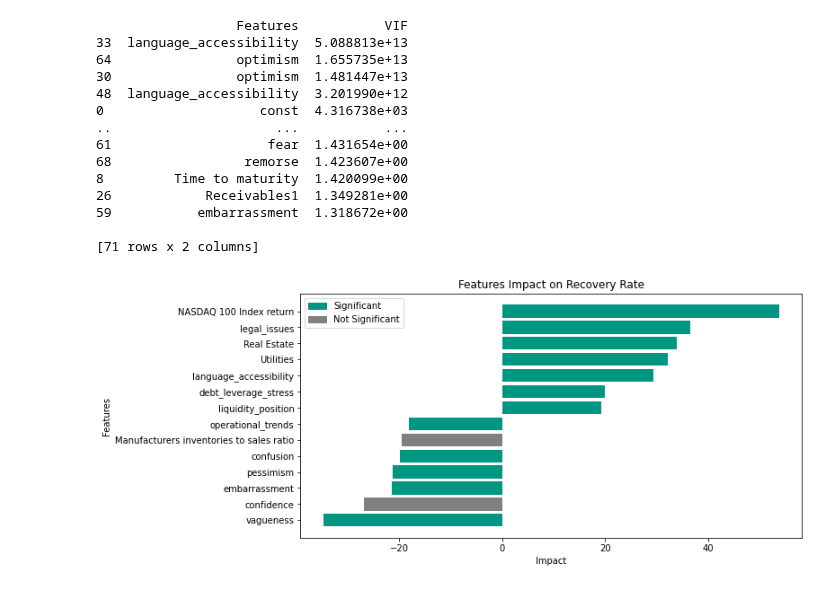
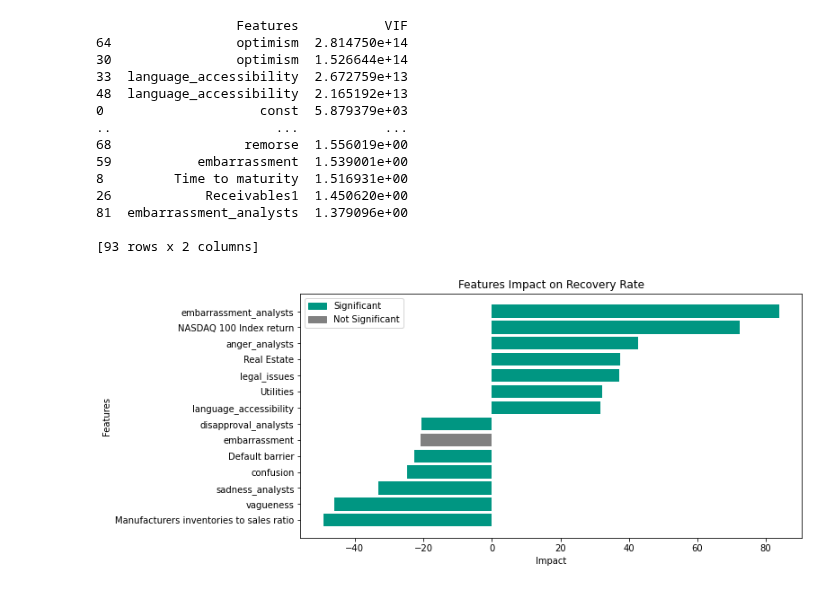
Before and after one commit to constantin1101/LLM_CreditorRRPrediction, a Jupyter notebook: combined.ipynb, the cells around one changed output. Saved outputs shown, nothing was run; the diff lists cells and outputs as text; code cells hidden in the pictures.

Commit message:
Update graph

```diff
--- a/combined.ipynb
+++ b/combined.ipynb
@@ -58,6 +59,10 @@ emotions = [
         'sadness',
         'surprise'
     ]
+
+analyst_emotions = []
+for i in emotions:
+    analyst_emotions.append(i + '_analysts')
 # %%
 qna_analysis = qna_analysis[["call_ID"] + qna_labels]
 qna_analysis.drop_duplicates(keep='first', inplace=True)
@@ -65,6 +70,8 @@ emotions_presentation = emotions_presentation[["call_ID"] + emotions]
 emotions_presentation.drop_duplicates(keep='first', inplace=True)
 emotions_qna = emotions_qna[["call_ID"] + emotions]
 emotions_qna.drop_duplicates(keep='first', inplace=True)
+emotions_analysts = emotions_analysts[["call_ID"] + emotions]
+emotions_analysts.drop_duplicates(keep='first', inplace=True)
 
 # add qna_labels to the llm_output
 llm_output = pd.merge(llm_output, qna_analysis, on='call_ID', how='left')
@@ -74,6 +81,14 @@ llm_output = pd.merge(llm_output, emotions_qna, on='call_ID', how='left')
 for emotion in emotions:
     llm_output[emotion] = llm_output[f'{emotion}_x'] + llm_output[f'{emotion}_y']
     llm_output.drop([f'{emotion}_x', f'{emotion}_y'], axis=1, inplace=True)
+    scaler = MinMaxScaler()
+    llm_output[emotion] = scaler.fit_transform(llm_output[[emotion]])
+
+llm_output = pd.merge(llm_output, emotions_analysts, on='call_ID', how='left')
+
+# rename emotions_x to emotions and emotions_y to emotions_analysts
+for emotion in emotions:
+    llm_output.rename(columns={f'{emotion}_x': f'{emotion}', f'{emotion}_y': f'{emotion}_analysts'}, inplace=True)
 
 # transfrom language_accessibility_x and language_accessibility_y to language_accessibility
 llm_output['language_accessibility'] = (llm_output['language_accessibility_x'] + llm_output['language_accessibility_y']) / 2
@@ -122,6 +137,7 @@ final_df = llm_output[['RR']
                     + llm_labels
                     + qna_labels
                     + emotions
+                    + analyst_emotions
                     ]
 
 # reset index
@@ -195,52 +211,51 @@ vif = vif.sort_values(by='VIF', ascending=False)
 print(vif)
 # %% [output]
                   Features           VIF
-33  language_accessibility  5.088813e+13
-64                optimism  1.655735e+13
-30                optimism  1.481447e+13
-48  language_accessibility  3.201990e+12
-0                    const  4.316738e+03
+64                optimism  2.814750e+14
+30                optimism  1.526644e+14
+33  language_accessibility  2.672759e+13
+48  language_accessibility  2.165192e+13
+0                    const  5.879379e+03
 ..                     ...           ...
-61                    fear  1.431654e+00
-68                 remorse  1.423607e+00
-8         Time to maturity  1.420099e+00
-26            Receivables1  1.349281e+00
-59           embarrassment  1.318672e+00
+68                 remorse  1.556019e+00
+59           embarrassment  1.539001e+00
+8         Time to maturity  1.516931e+00
+26            Receivables1  1.450620e+00
+81  embarrassment_analysts  1.379096e+00
 
-[71 rows x 2 columns]
+[93 rows x 2 columns]
 # %%
 # select significant features
 model.significance = model.pvalues[model.pvalues < 0.05].index
 
 # build a graph to show the importance of each feature
 importances = model.params[1:]
-importances = importances.sort_values()
 
 # Sort the importance values based on absolute values, not just positive or negative
 top_10_importances = importances.abs().sort_values(ascending=False).head(15)
 
 # reduce importances to only the top 10
 importances = importances[top_10_importances.index]
 importances = importances.sort_values()
 
 # color significant features 0/150/130 and others in grey
 colors = ['#009682' if feature in model.significance else 'grey' for feature in importances.index]
 
 plt.figure(figsize=(10, 5))
 plt.barh(importances.index, importances.values, color=colors)
 # add legend
 # Create a custom legend
 handles = [plt.Rectangle((0, 0), 1, 1, color='#009682'), plt.Rectangle((0, 0), 1, 1, color='grey')]
 labels = ['Significant', 'Not Significant']
 
 # Add the legend
 plt.legend(handles, labels)
 plt.xlabel('Impact')
 plt.ylabel('Features')
 plt.title('Features Impact on Recovery Rate')
 plt.show()
 # %% [output]
-[figure, old version]
+[figure, new version]
 # %%
 import matplotlib.patches as mpatches
 
```
Also changed, not shown: parts of 6 cells of this notebook.
